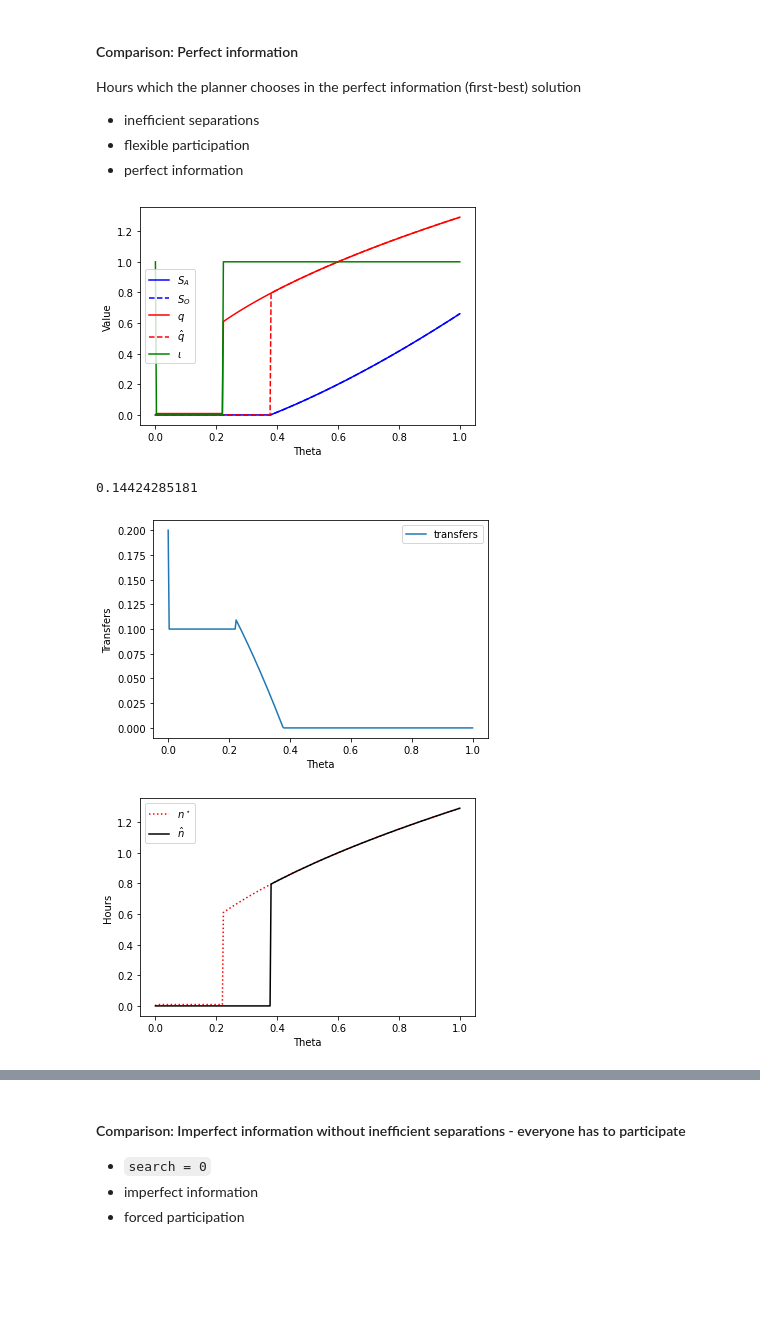
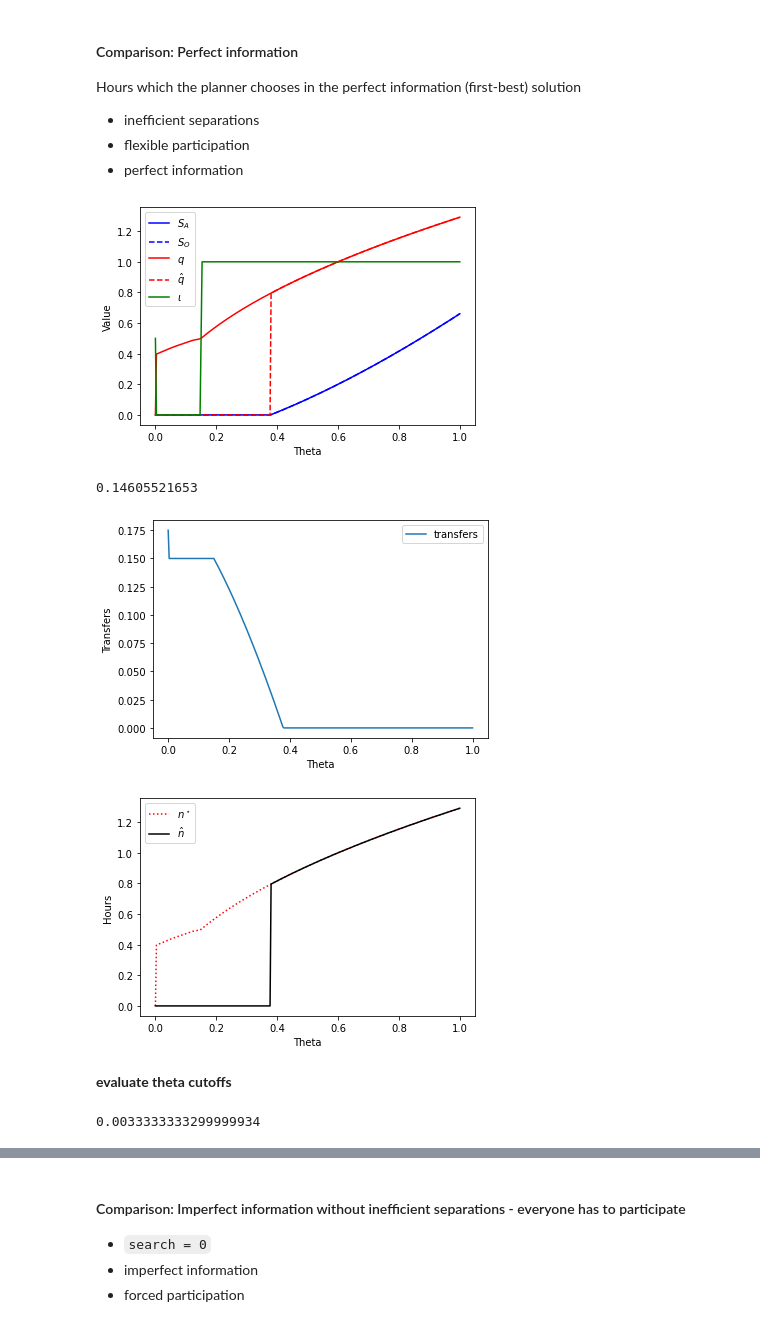
Before and after one commit to SZuzek/Shorttimework, a Jupyter notebook: main.ipynb, the cells around one changed output, grey strips where cells are left out. Drawn from its saved outputs; the diff is of its cells as text; code cells hidden in the pictures; blank space fills up the shorter version.

```diff
--- a/main.ipynb
+++ b/main.ipynb
@@ -175,21 +177,23 @@ Hours which the planner chooses in the perfect information (first-best) solution
 - flexible participation
 - perfect information
 # %%
-stw = STW(display = False, A=0.2, U = 0.2, search = 0.1, beta = 0.0, tau = 0.5, phi = 3.0,
-          qup = 2, nt = 301, information = "perfect", participation = "flex")
+stw = STW(display = False, A=0.2, U = 0.2, search = 0.05, beta = 0.0, tau = 0.1, phi = 3.0,
+          qup = 4, nt = 301, information = "perfect", participation = "flex")
 stw.init_gekko()
 stw.solve_gekko()
 plot_gekko(stw)
 # plot_presi(stw, "transfers")
 # plot_presi(stw, "iota")
 
 plot_presi(stw, "transfers")
 plot_presi(stw, "n")
 
 # objective value
 print(stw.value[-1]) # 3.0423, 1.203
 # %% [output]
-[figure, old version]
+[figure, new version]
-0.14424285181
+0.14605521653
-[figure, old version]
+[figure, new version]
-[figure, old version]
+[figure, new version]
+# %% [markdown]
+**evaluate theta cutoffs**
@@ -195,0 +221,4 @@ print(stw.value[-1]) # 3.0423, 1.203
+# %%
+print(thetaefftest - thetaeff)
+# %% [output]
+0.0033333333299999934
```
Also changed, not shown: parts of 62 cells of this notebook, 6 other files.
